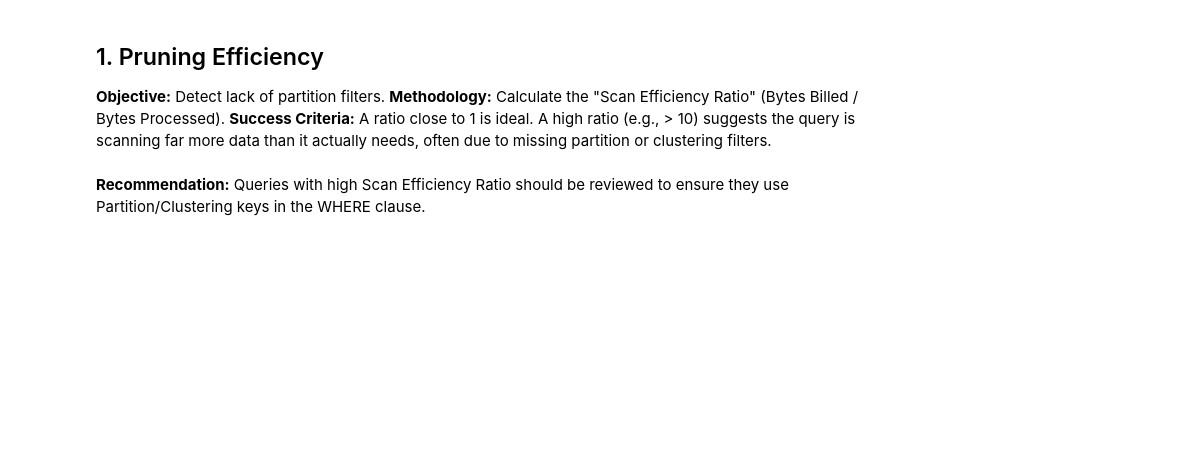
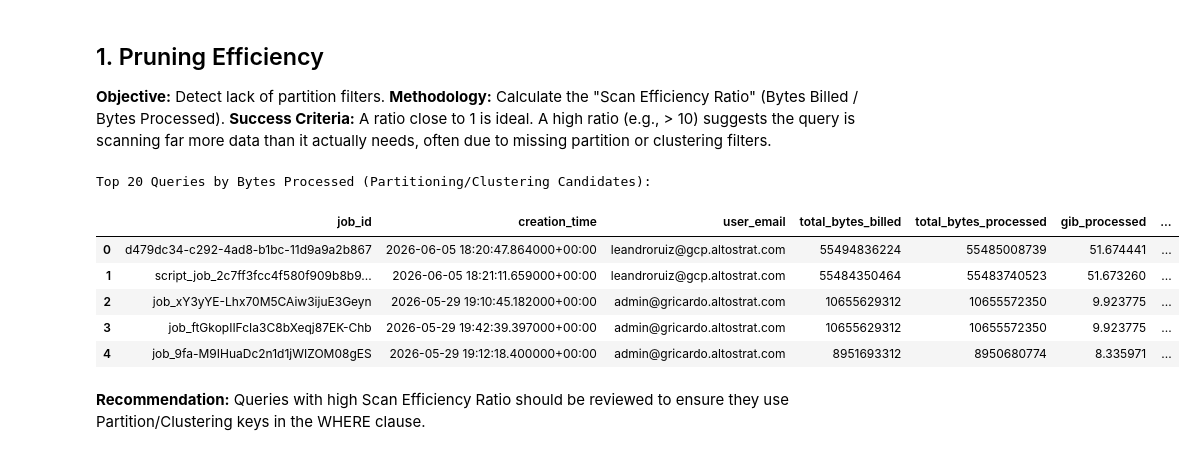
Before and after one commit to ricardolui/bigquery-best-practices-checklist, a Jupyter notebook: 02_processing/02_processing.ipynb, the cells around one changed output. Saved outputs shown, nothing was run; the diff lists cells and outputs as text; code cells hidden in the pictures; blank space fills up the shorter version.

```diff
--- a/02_processing/02_processing.ipynb
+++ b/02_processing/02_processing.ipynb
@@ -113,29 +125,37 @@ except Exception as e:
 # %%
 query_pruning = f"""
 SELECT
   job_id,
   creation_time,
   user_email,
   total_bytes_billed,
   total_bytes_processed,
-  SAFE_DIVIDE(total_bytes_billed, total_bytes_processed) AS scan_efficiency_ratio,
+  SAFE_DIVIDE(total_bytes_processed, POW(1024, 3)) AS gib_processed,
+  total_slot_ms,
   query
 FROM
  `{PROJECT_ID}.bq_best_practices_checklist.jobs_by_top_20_projects`
 WHERE
   creation_time > TIMESTAMP_SUB(CURRENT_TIMESTAMP(), INTERVAL 30 DAY)
   AND total_bytes_processed > 0
   AND job_type = 'QUERY'
-  -- Filter for significant queries to avoid noise
-  AND total_bytes_billed > 1024*1024*100 -- > 100MB
+  AND total_bytes_processed > 1024*1024*100 -- > 100MB
 ORDER BY
-  scan_efficiency_ratio DESC
+  total_bytes_processed DESC
 LIMIT 20
 """
 
 df_pruning = client.query(query_pruning).to_dataframe()
-print("Top 20 Queries with Poor Pruning Efficiency:")
+print("Top 20 Queries by Bytes Processed (Partitioning/Clustering Candidates):")
 df_pruning.head()
+# %% [output]
+Top 20 Queries by Bytes Processed (Partitioning/Clustering Candidates):
+|  | job_id | creation_time | user_email | total_bytes_billed | total_bytes_processed | gib_processed | ... |
+| 0 | d479dc34-c292-4ad8-b1bc-11d9a9a2b867 | 2026-06-05 18:20:47.864000+00:00 | leandroruiz@gcp.altostrat.com | 55494836224 | 55485008739 | 51.674441 | ... |
+| 1 | script_job_2c7ff3fcc4f580f909b8b9... | 2026-06-05 18:21:11.659000+00:00 | leandroruiz@gcp.altostrat.com | 55484350464 | 55483740523 | 51.673260 | ... |
+| 2 | job_xY3yYE-Lhx70M5CAiw3ijuE3Geyn | 2026-05-29 19:10:45.182000+00:00 | admin@gricardo.altostrat.com | 10655629312 | 10655572350 | 9.923775 | ... |
+| 3 | job_ftGkopIIFcIa3C8bXeqj87EK-Chb | 2026-05-29 19:42:39.397000+00:00 | admin@gricardo.altostrat.com | 10655629312 | 10655572350 | 9.923775 | ... |
+| 4 | job_9fa-M9IHuaDc2n1d1jWIZOM08gES | 2026-05-29 19:12:18.400000+00:00 | admin@gricardo.altostrat.com | 8951693312 | 8950680774 | 8.335971 | ... |
 # %% [markdown]
 **Recommendation:** Queries with high Scan Efficiency Ratio should be reviewed to ensure they use Partition/Clustering keys in the WHERE clause.
 # %% [markdown]
```
Also changed, not shown: parts of 13 cells of this notebook, 9 other files.
